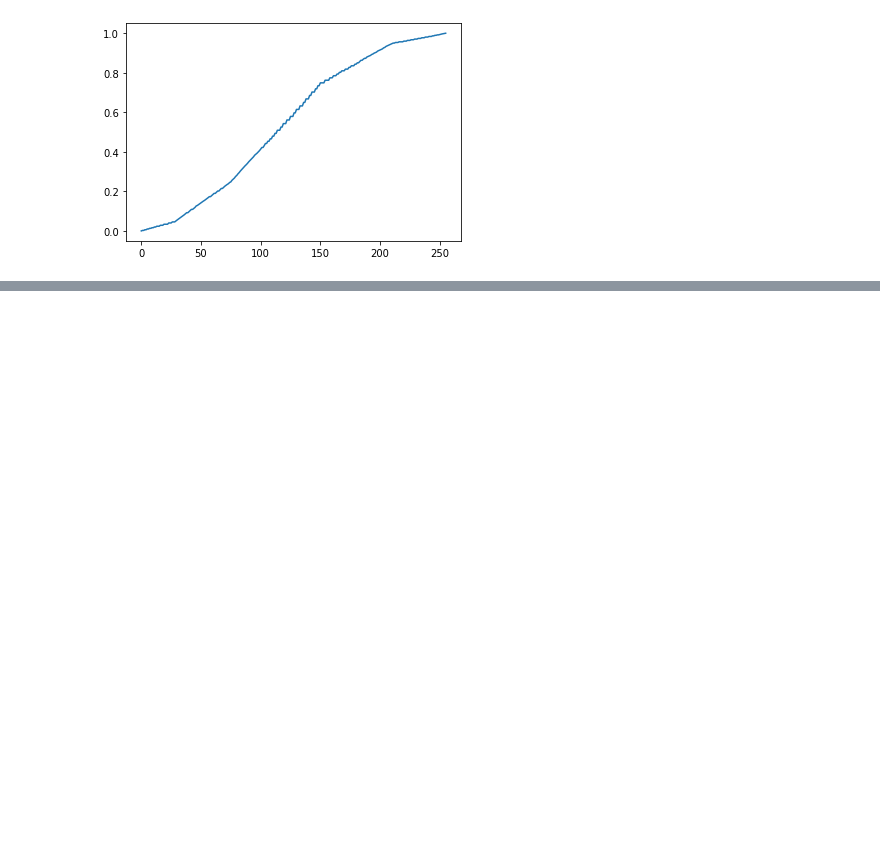
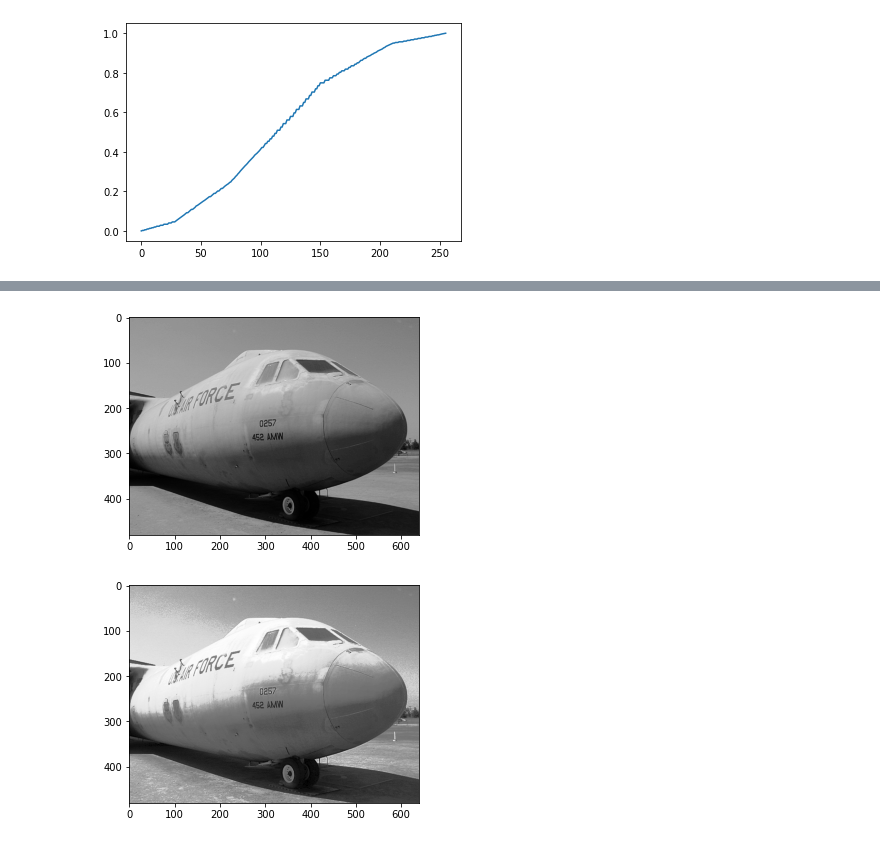
Before and after one commit to CaQtiml/img_processing_practice, a Jupyter notebook: DIP_burge/ch4/histogram_specification.ipynb, the cells around one changed output, grey strips where cells are left out. Saved outputs shown, nothing was run; the diff lists cells and outputs as text; code cells hidden in the pictures; blank space fills up the shorter version.

```diff
--- a/DIP_burge/ch4/histogram_specification.ipynb
+++ b/DIP_burge/ch4/histogram_specification.ipynb
@@ -120,0 +160,8 @@ plt.show()
+# %%
+plt.imshow(plane_img, cmap="gray")
+plt.show()
+plt.imshow(new_img, cmap="gray")
+plt.show()
+# %% [output]
+[figure, added]
+[figure, added]
```
Also changed, not shown: parts of 24 cells of this notebook, 1 other file.
